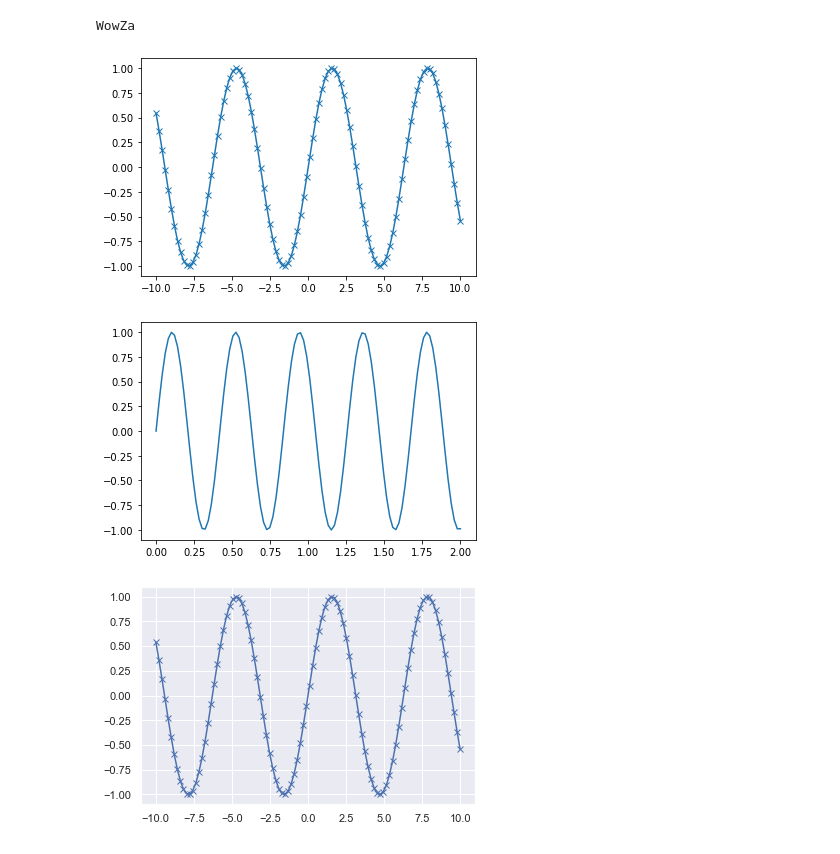
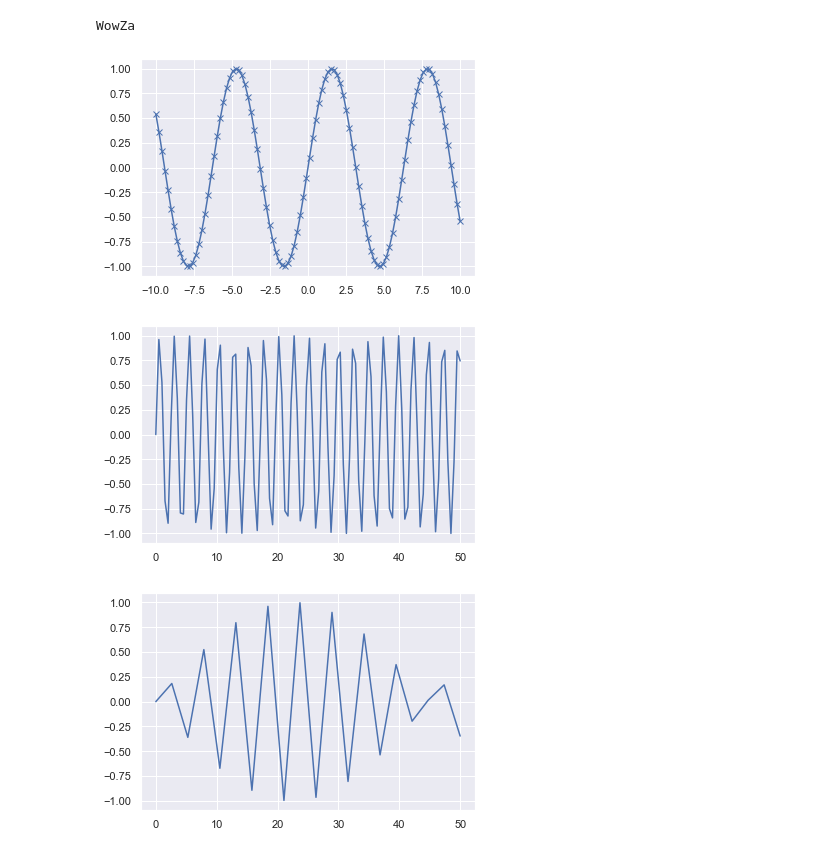
Before and after one commit to nattrio/Python-Practice, a Jupyter notebook: Practice01.ipynb, the cells around one changed output. Cells and saved outputs as stored; diff of their text form; code cells hidden in the pictures.

Commit message:
UPDATE PLOT

```diff
--- a/Practice01.ipynb
+++ b/Practice01.ipynb
@@ -5,26 +5,28 @@ WowZa
 # %%
 import numpy as np
 import pandas as pd
 import matplotlib.pyplot as plt
 
 x = np.linspace(-10 , 10, 100)
 y = np.sin(x)
 plt.plot(x, y, marker="x")
 plt.show()
 
-p = np.linspace(0,2,100)
+p = np.linspace(0,50,100)
 plt.plot(p,np.sin(15*p))
 plt.show()
 # %% [output]
-[figure, old version]
+[figure, new version]
-[figure, old version]
+[figure, new version]
 # %%
 import seaborn as sns
 sns.set()
-plt.plot(x, y, marker="x")
+
+p = np.linspace(0,50,20)
+plt.plot(p,np.sin(25*p))
 plt.show()
 # %% [output]
-[figure, old version]
+[figure, new version]
 # %%
 import folium
 # wm = folium.Map()
```
